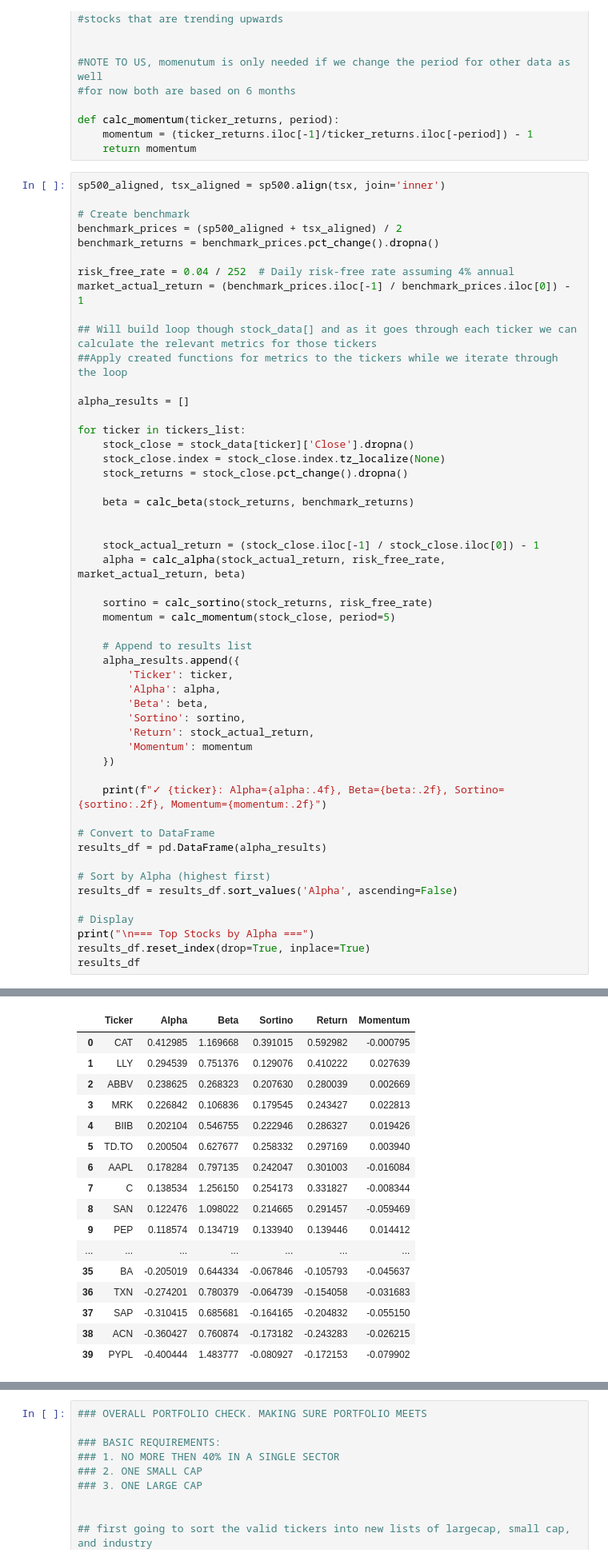
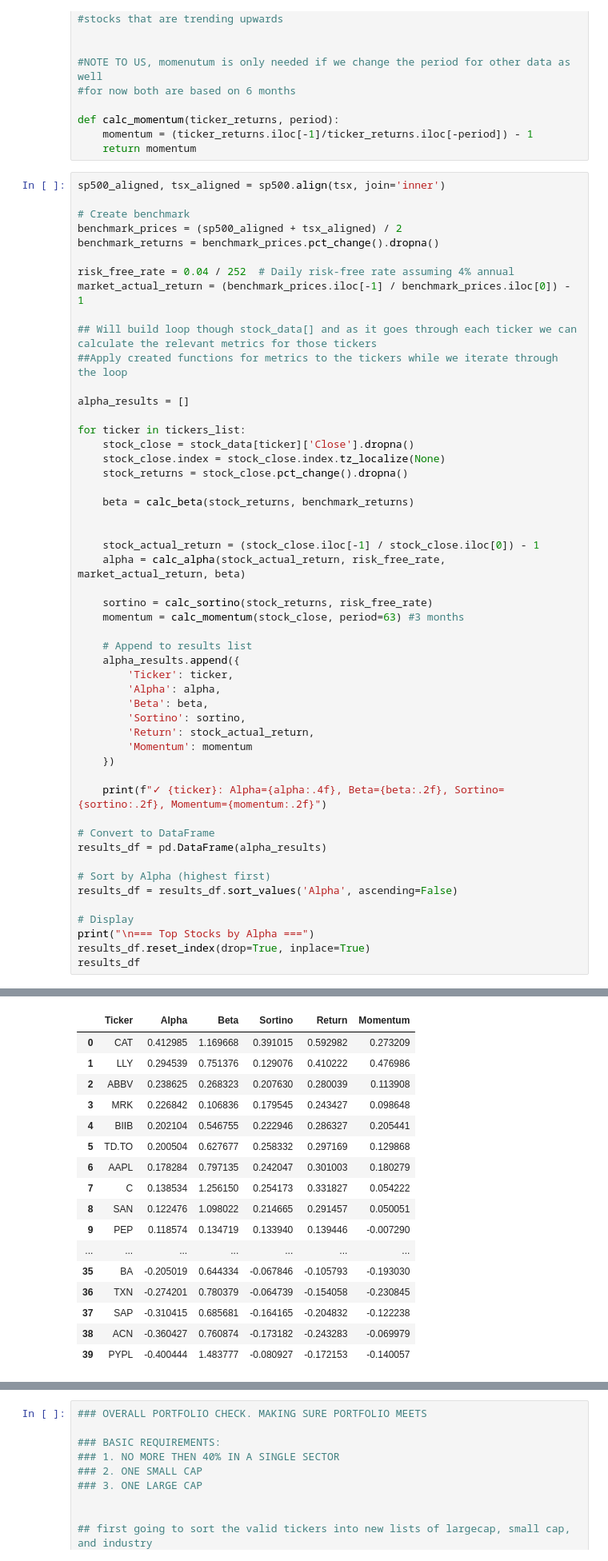
Before and after one commit to aadya-khanna/cfm-team-assignment, a Jupyter notebook: Team_14_Assignment.ipynb, the cells around one changed output, grey strips where cells are left out. Shown at 80% size. Drawn from its saved outputs; the diff is of its cells as text.

Commit message:
Scoring System For Stock Selection Finalized + Minor Edits

```diff
--- a/Team_14_Assignment.ipynb
+++ b/Team_14_Assignment.ipynb
@@ -372,7 +372,7 @@ for ticker in tickers_list:
     alpha = calc_alpha(stock_actual_return, risk_free_rate, market_actual_return, beta)
 
     sortino = calc_sortino(stock_returns, risk_free_rate)
-    momentum = calc_momentum(stock_close, period=5)
+    momentum = calc_momentum(stock_close, period=63) #3 months
 
     # Append to results list
     alpha_results.append({
@@ -415,19 +415,19 @@ results_df
 
 === Top Stocks by Alpha ===
 |  | Ticker | Alpha | Beta | Sortino | Return | Momentum |
-| 0 | CAT | 0.412985 | 1.169668 | 0.391015 | 0.592982 | -0.000795 |
-| 1 | LLY | 0.294539 | 0.751376 | 0.129076 | 0.410222 | 0.027639 |
-| 2 | ABBV | 0.238625 | 0.268323 | 0.207630 | 0.280039 | 0.002669 |
-| 3 | MRK | 0.226842 | 0.106836 | 0.179545 | 0.243427 | 0.022813 |
-| 4 | BIIB | 0.202104 | 0.546755 | 0.222946 | 0.286327 | 0.019426 |
-| 5 | TD.TO | 0.200504 | 0.627677 | 0.258332 | 0.297169 | 0.003940 |
-| 6 | AAPL | 0.178284 | 0.797135 | 0.242047 | 0.301003 | -0.016084 |
-| 7 | C | 0.138534 | 1.256150 | 0.254173 | 0.331827 | -0.008344 |
-| 8 | SAN | 0.122476 | 1.098022 | 0.214665 | 0.291457 | -0.059469 |
-| 9 | PEP | 0.118574 | 0.134719 | 0.133940 | 0.139446 | 0.014412 |
+| 0 | CAT | 0.412985 | 1.169668 | 0.391015 | 0.592982 | 0.273209 |
+| 1 | LLY | 0.294539 | 0.751376 | 0.129076 | 0.410222 | 0.476986 |
+| 2 | ABBV | 0.238625 | 0.268323 | 0.207630 | 0.280039 | 0.113908 |
+| 3 | MRK | 0.226842 | 0.106836 | 0.179545 | 0.243427 | 0.098648 |
+| 4 | BIIB | 0.202104 | 0.546755 | 0.222946 | 0.286327 | 0.205441 |
+| 5 | TD.TO | 0.200504 | 0.627677 | 0.258332 | 0.297169 | 0.129868 |
+| 6 | AAPL | 0.178284 | 0.797135 | 0.242047 | 0.301003 | 0.180279 |
+| 7 | C | 0.138534 | 1.256150 | 0.254173 | 0.331827 | 0.054222 |
+| 8 | SAN | 0.122476 | 1.098022 | 0.214665 | 0.291457 | 0.050051 |
+| 9 | PEP | 0.118574 | 0.134719 | 0.133940 | 0.139446 | -0.007290 |
 | ... | ... | ... | ... | ... | ... | ... |
-| 35 | BA | -0.205019 | 0.644334 | -0.067846 | -0.105793 | -0.045637 |
-| 36 | TXN | -0.274201 | 0.780379 | -0.064739 | -0.154058 | -0.031683 |
-| 37 | SAP | -0.310415 | 0.685681 | -0.164165 | -0.204832 | -0.055150 |
-| 38 | ACN | -0.360427 | 0.760874 | -0.173182 | -0.243283 | -0.026215 |
-| 39 | PYPL | -0.400444 | 1.483777 | -0.080927 | -0.172153 | -0.079902 |
+| 35 | BA | -0.205019 | 0.644334 | -0.067846 | -0.105793 | -0.193030 |
+| 36 | TXN | -0.274201 | 0.780379 | -0.064739 | -0.154058 | -0.230845 |
+| 37 | SAP | -0.310415 | 0.685681 | -0.164165 | -0.204832 | -0.122238 |
+| 38 | ACN | -0.360427 | 0.760874 | -0.173182 | -0.243283 | -0.069979 |
+| 39 | PYPL | -0.400444 | 1.483777 | -0.080927 | -0.172153 | -0.140057 |
```
Also changed, not shown: parts of 3 cells of this notebook.
